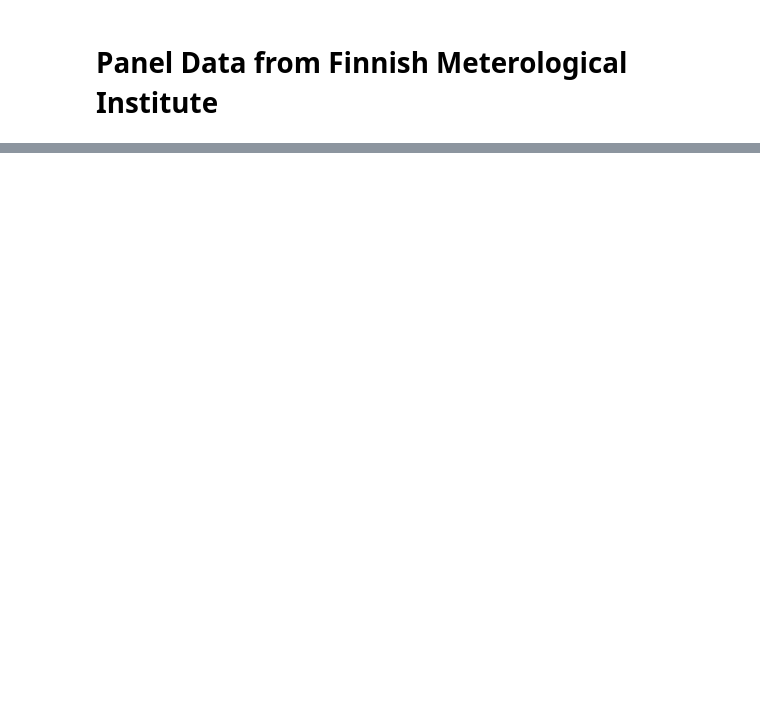
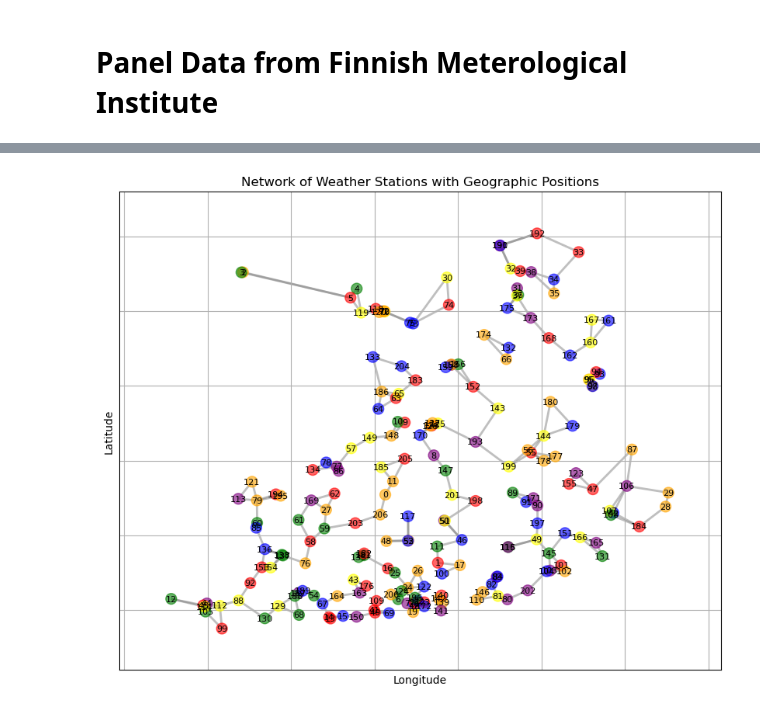
Before and after one commit to alexjungaalto/alexjungaalto.github.io, a Jupyter notebook: swenao24/Day3_FMIPanel.ipynb, the cells around one changed output, grey strips where cells are left out. Saved outputs shown, nothing was run; the diff lists cells and outputs as text; code cells hidden in the pictures; blank space fills up the shorter version.

```diff
--- a/swenao24/Day3_FMIPanel.ipynb
+++ b/swenao24/Day3_FMIPanel.ipynb
@@ -210,0 +3,68 @@ plt.setp(markerline, markersize = 15)
+# %%
+import pandas as pd
+import networkx as nx
+import matplotlib.pyplot as plt
+import numpy as np
+from scipy.spatial.distance import cdist
+import random
+
+# Step 1: Load data from CSV
+# Specify the path to your CSV file
+file_path = 'FMIData.csv'
+data = pd.read_csv(file_path)
+
+# Step 2: Create a network graph
+G = nx.Graph()
+
+# find unique station names
+
+fmi_stations = np.unique(data['name'])
+
+# build up a network whose nodes represent FMI stations
+
+for iter_station in range(len(fmi_stations)):
+    # read in the current station name from the list of FMI stations
+    current_name = fmi_stations[iter_station]
+    # construct sub_df by selecting all rows with same station name
+    sub_df = filtered_data = data[data['name'] == current_name]
+    # random generate cluster index (this will be modified later)
+    cluster = random.choice([0,1,2,3,4,5])
+    # add a node to the networkx graph G
+    G.add_node(iter_station,name=sub_df.iloc[0]['name'],cluster_idx=cluster,coords=[sub_df.iloc[0]['Latitude'],
+              sub_df.iloc[0]['Longitude']],temp=sub_df.sort_values(by='Timestamp')['temp'])
+
+# Step 4: Use latitude and longitude for node positions in the plot
+pos = {node: (G.nodes[node]['coords'][1], G.nodes[node]['coords'][0]) for node in G.nodes}
+
+# Compute all-pair Euclidean distances between node samples
+sample_matrix = np.vstack([G.nodes[i]['coords'] for i in G.nodes])
+distances = cdist(sample_matrix, sample_matrix)
+
+nrneighbours = 2
+
+# Connect each node to the two closest other nodes
+for i in G.nodes:
+    distances[i, i] = np.inf  # Ignore self-distances by setting them to infinity
+    closest_nodes = np.argsort(distances[i])[:nrneighbours]  # Get indices of two closest nodes
+    for j in closest_nodes:
+        G.add_edge(i, j)
+
+# Define a color map based on node attribute values
+color_map = {0: 'red', 1: 'blue', 2: 'green', 3: 'yellow', 4: 'purple', 5: 'orange'}
+node_colors = [color_map[data['cluster_idx']] for _, data in G.nodes(data=True)]
+
+
+# Step 5: Visualize the graph
+plt.figure(figsize=(10, 8))  # Set the size of the plot
+nx.draw_networkx_nodes(G, pos, node_size=100, node_color=node_colors, alpha=0.6)
+# Draw edges
+nx.draw_networkx_edges(G, pos, width=2, alpha=0.5, edge_color='gray')
+
+nx.draw_networkx_labels(G, pos, font_size=8)
+plt.title('Network of Weather Stations with Geographic Positions')
+plt.xlabel('Longitude')
+plt.ylabel('Latitude')
+plt.grid(True)  # Add a grid for easier readability of the plot
+plt.show()
+# %% [output]
+[figure, added]
```
Also changed, not shown: parts of 13 cells of this notebook, 10 other files.
